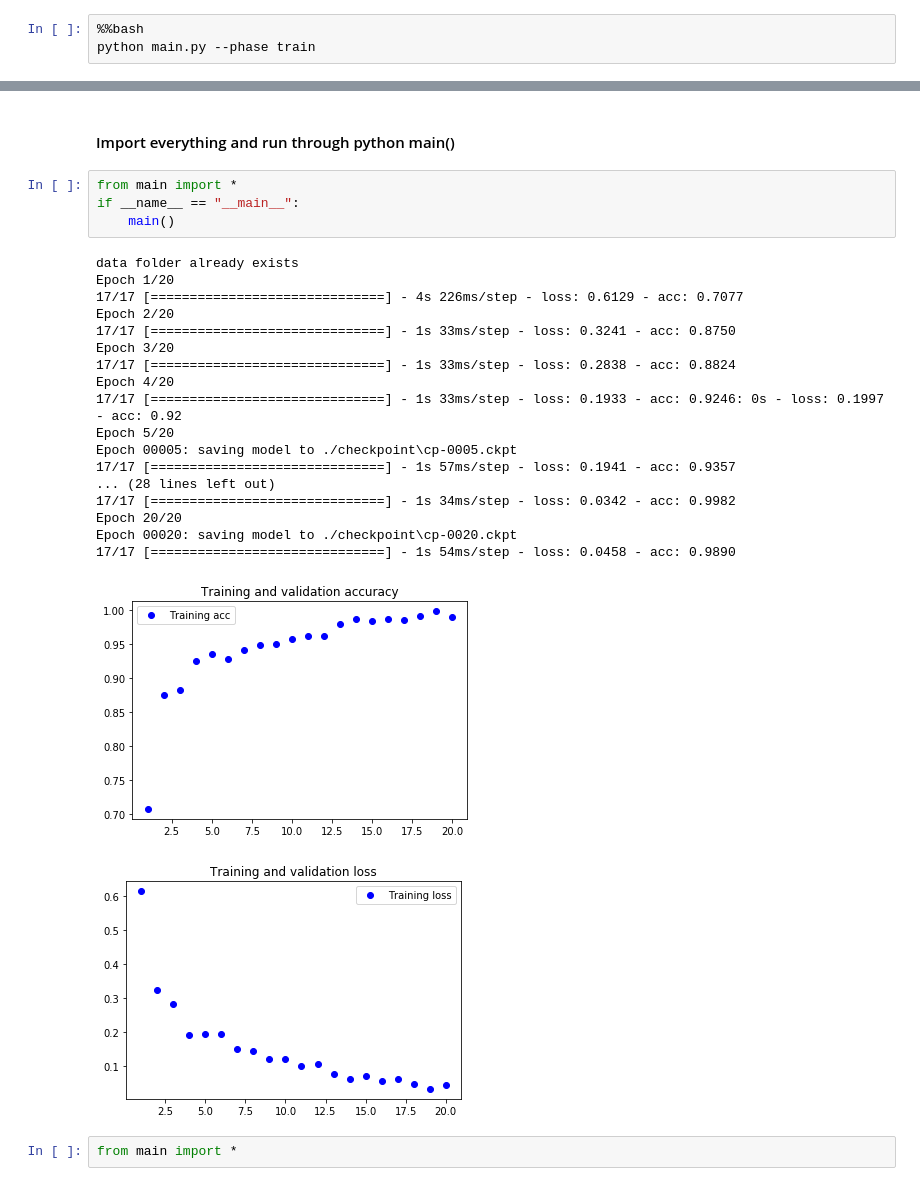
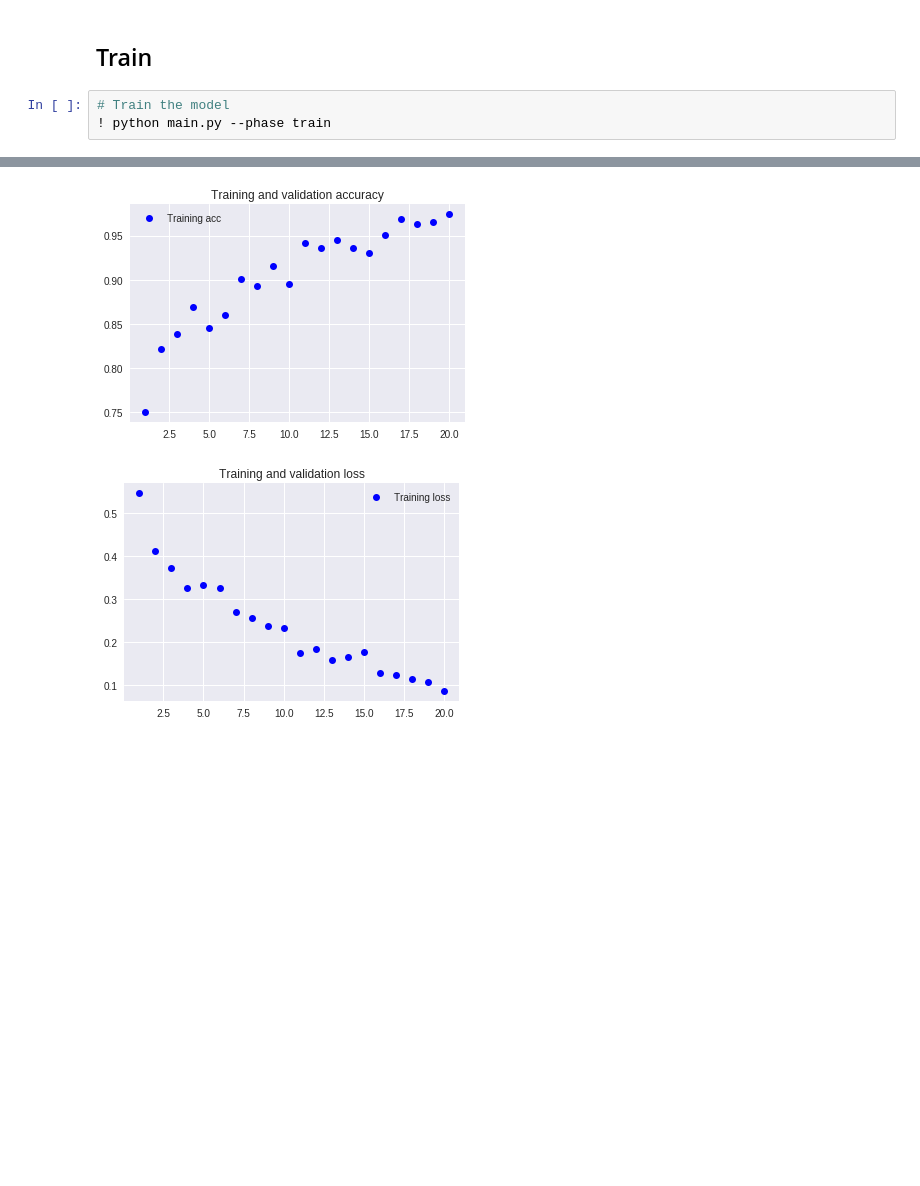
Before and after one commit to leemingee/GBCancerImage, a Jupyter notebook: run_demo.ipynb, the cells around one changed output, grey strips where cells are left out. Cells and saved outputs as stored; diff of their text form; blank space fills up the shorter version.

```diff
--- a/run_demo.ipynb
+++ b/run_demo.ipynb
@@ -18,5 +164,7 @@ deep                  *  C:\Users\mlion\AppData\Local\conda\conda\envs\deep
+# %% [markdown]
+## Train
 # %%
-%%bash
-python main.py --phase train
+# Train the model
+! python main.py --phase train
 # %% [output]
 data folder already exists
@@ -49,28 +187,2 @@ totalMemory: 8.00GiB freeMemory: 6.53GiB
+[figure, added]
+[figure, added]
-# %% [markdown]
-#### Import everything and run through python main()
-# %%
-from main import *
-if __name__ == "__main__":
-    main()
-# %% [output]
-data folder already exists
-Epoch 1/20
-17/17 [==============================] - 4s 226ms/step - loss: 0.6129 - acc: 0.7077
-Epoch 2/20
-17/17 [==============================] - 1s 33ms/step - loss: 0.3241 - acc: 0.8750
-Epoch 3/20
-17/17 [==============================] - 1s 33ms/step - loss: 0.2838 - acc: 0.8824
-Epoch 4/20
-17/17 [==============================] - 1s 33ms/step - loss: 0.1933 - acc: 0.9246: 0s - loss: 0.1997 - acc: 0.92
-Epoch 5/20
-Epoch 00005: saving model to ./checkpoint\cp-0005.ckpt
-17/17 [==============================] - 1s 57ms/step - loss: 0.1941 - acc: 0.9357
-... (28 lines left out)
-17/17 [==============================] - 1s 34ms/step - loss: 0.0342 - acc: 0.9982
-Epoch 20/20
-Epoch 00020: saving model to ./checkpoint\cp-0020.ckpt
-17/17 [==============================] - 1s 54ms/step - loss: 0.0458 - acc: 0.9890
-[figure, removed]
-[figure, removed]
-# %%
-from main import *
```
Also changed, not shown: parts of 31 cells of this notebook, 1 other file.
